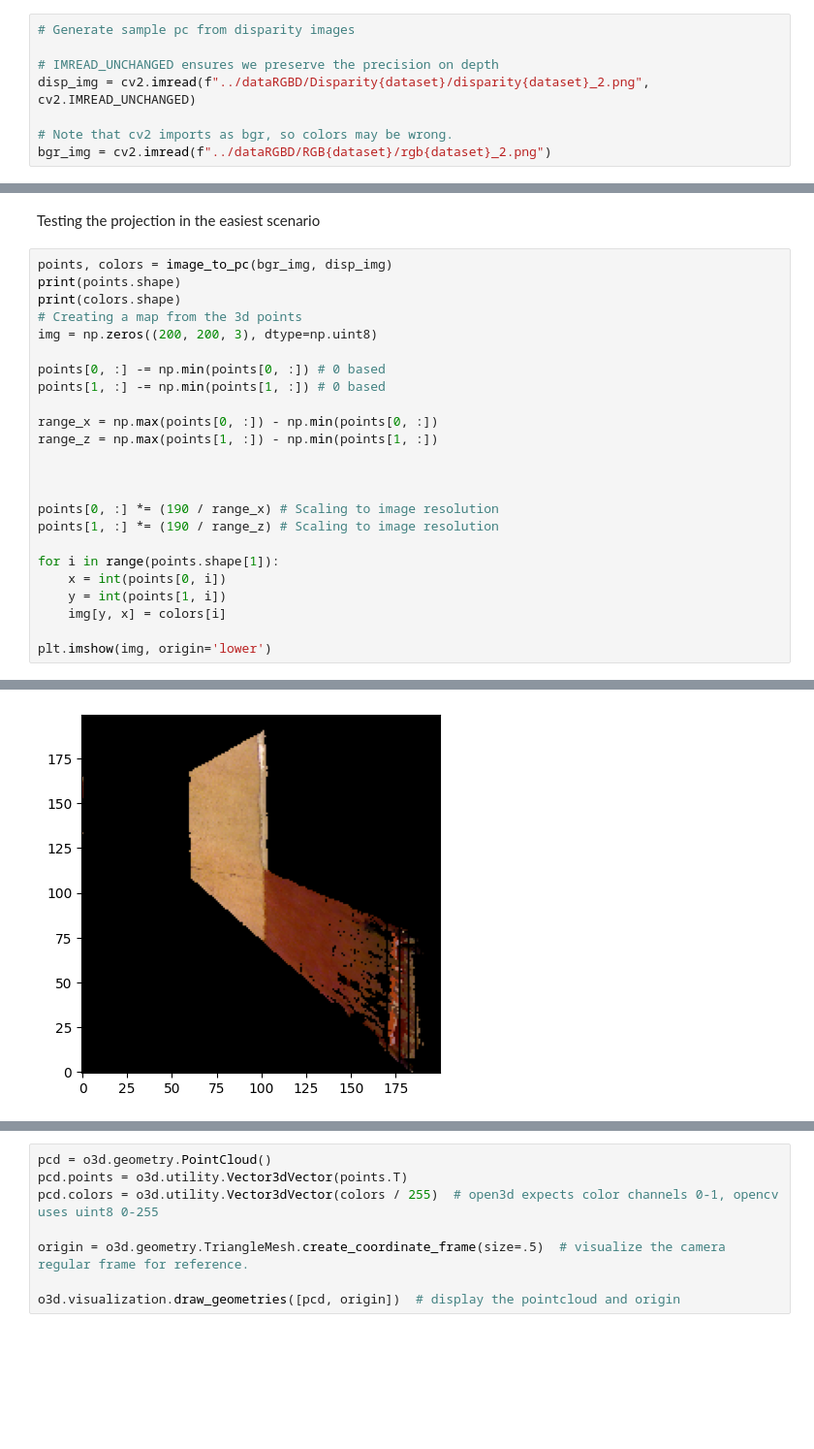
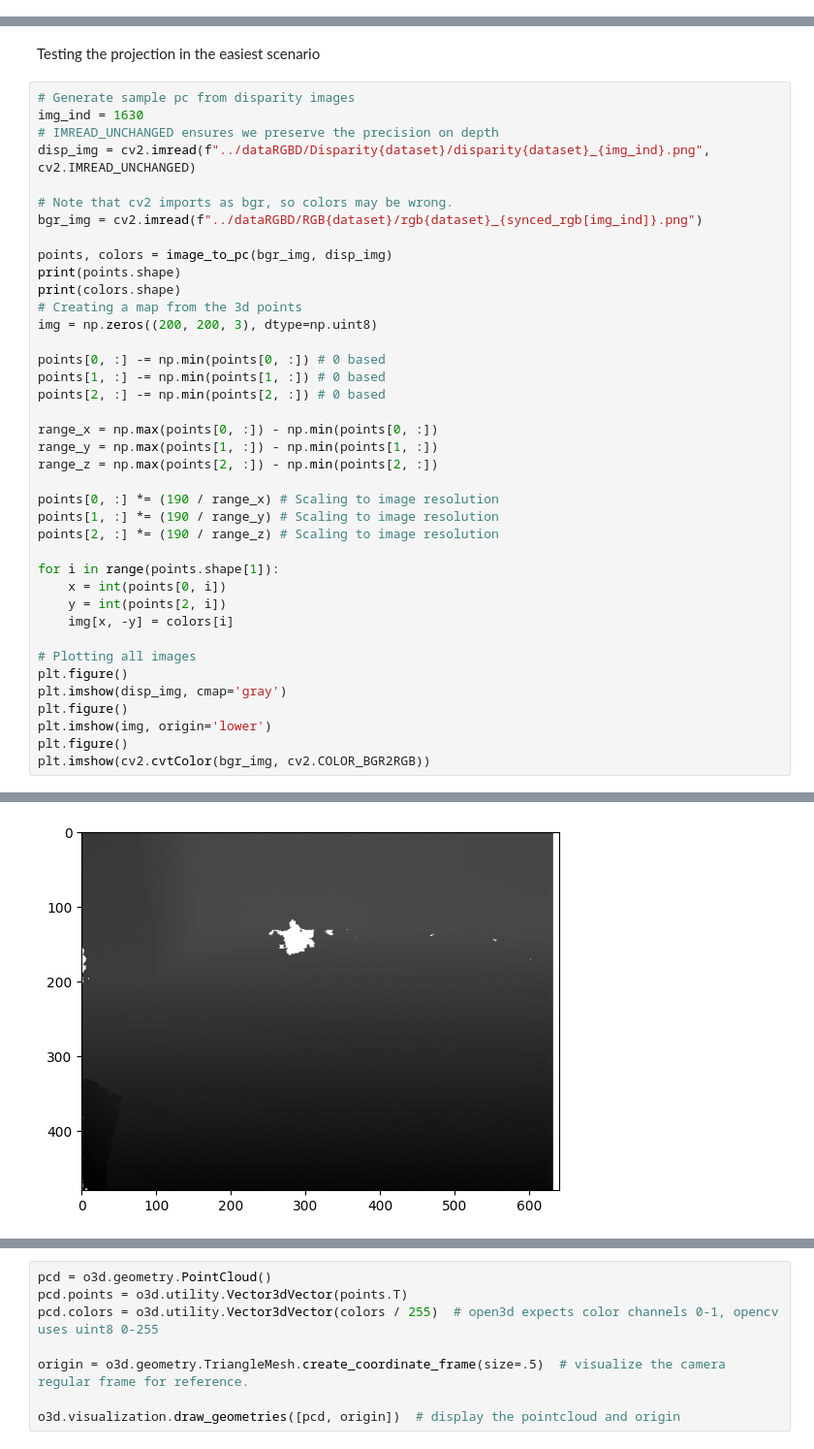
Before and after one commit to pedramaghazadeh/ECE276a, a Jupyter notebook: Project2/code/part3.ipynb, the cells around one changed output, grey strips where cells are left out. Shown: that part at 97% size. Cells and saved outputs as stored; diff of their text form; blank space fills up the shorter version.

Commit message:
Adding factor graph

```diff
--- a/Project2/code/part3.ipynb
+++ b/Project2/code/part3.ipynb
@@ -14,11 +14,3 @@ dataset = 21
-# %%
-# Generate sample pc from disparity images
-
-# IMREAD_UNCHANGED ensures we preserve the precision on depth
-disp_img = cv2.imread(f"../dataRGBD/Disparity{dataset}/disparity{dataset}_2.png", cv2.IMREAD_UNCHANGED)
-
-# Note that cv2 imports as bgr, so colors may be wrong.
-bgr_img = cv2.imread(f"../dataRGBD/RGB{dataset}/rgb{dataset}_2.png")
 # %%
 def image_to_pc(bgr_img, disp_img):
     rgb_img = cv2.cvtColor(bgr_img, cv2.COLOR_BGR2RGB)
@@ -63,31 +55,46 @@ def image_to_pc(bgr_img, disp_img):
 # %% [markdown]
 Testing the projection in the easiest scenario
 # %%
+# Generate sample pc from disparity images
+img_ind = 1630
+# IMREAD_UNCHANGED ensures we preserve the precision on depth
+disp_img = cv2.imread(f"../dataRGBD/Disparity{dataset}/disparity{dataset}_{img_ind}.png", cv2.IMREAD_UNCHANGED)
+
+# Note that cv2 imports as bgr, so colors may be wrong.
+bgr_img = cv2.imread(f"../dataRGBD/RGB{dataset}/rgb{dataset}_{synced_rgb[img_ind]}.png")
+
 points, colors = image_to_pc(bgr_img, disp_img)
 print(points.shape)
 print(colors.shape)
 # Creating a map from the 3d points
 img = np.zeros((200, 200, 3), dtype=np.uint8)
 
 points[0, :] -= np.min(points[0, :]) # 0 based
 points[1, :] -= np.min(points[1, :]) # 0 based
+points[2, :] -= np.min(points[2, :]) # 0 based
 
 range_x = np.max(points[0, :]) - np.min(points[0, :])
-range_z = np.max(points[1, :]) - np.min(points[1, :])
-
-
+range_y = np.max(points[1, :]) - np.min(points[1, :])
+range_z = np.max(points[2, :]) - np.min(points[2, :])
 
 points[0, :] *= (190 / range_x) # Scaling to image resolution
-points[1, :] *= (190 / range_z) # Scaling to image resolution
+points[1, :] *= (190 / range_y) # Scaling to image resolution
+points[2, :] *= (190 / range_z) # Scaling to image resolution
 
 for i in range(points.shape[1]):
     x = int(points[0, i])
-    y = int(points[1, i])
-    img[y, x] = colors[i]
+    y = int(points[2, i])
+    img[x, -y] = colors[i]
 
+# Plotting all images
+plt.figure()
+plt.imshow(disp_img, cmap='gray')
+plt.figure()
 plt.imshow(img, origin='lower')
+plt.figure()
+plt.imshow(cv2.cvtColor(bgr_img, cv2.COLOR_BGR2RGB))
 # %% [output]
 (3, 307200)
 (307200, 3)
 <matplotlib.image.AxesImage at 0x...>
-[figure, old version]
+[figure, new version]
```
Also changed, not shown: parts of 4 cells of this notebook, 5 other files.
